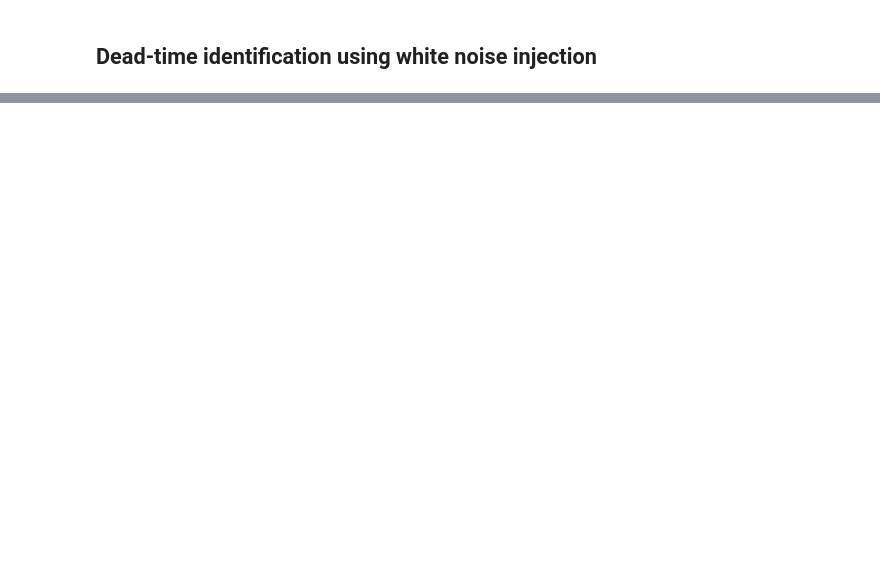
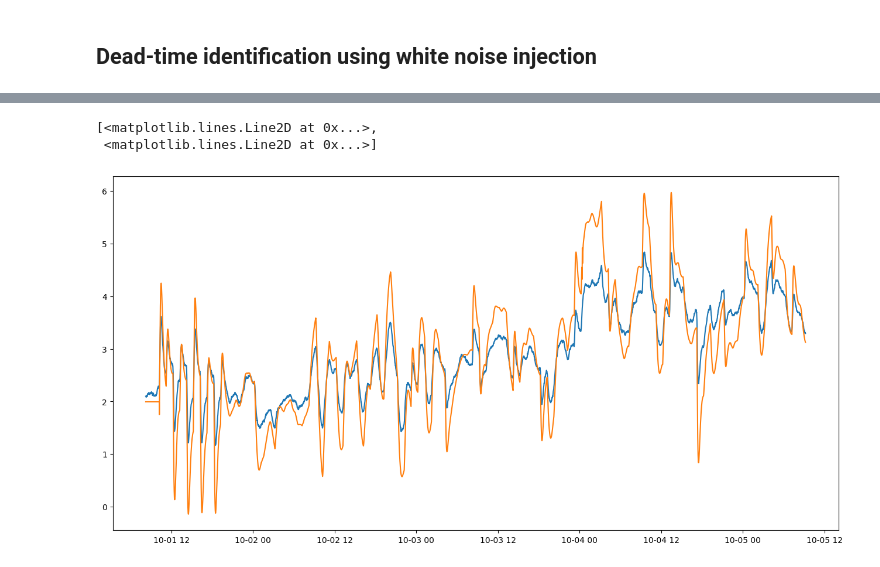
Before and after one commit to CPCLAB-UNIPI/SIPPY, a Jupyter notebook: Examples/subspace_id_frac2.ipynb, the cells around one changed output, grey strips where cells are left out. Saved outputs shown, nothing was run; the diff lists cells and outputs as text; code cells hidden in the pictures; blank space fills up the shorter version.

```diff
--- a/Examples/subspace_id_frac2.ipynb
+++ b/Examples/subspace_id_frac2.ipynb
@@ -256,0 +206,9 @@ plt.grid()
+# %%
+pred = simulate_fir(firmodel, step_test_data)
+# %%
+tag = 'FIC-2101'
+plt.plot(step_test_data.index, step_test_data[tag], pred.index, pred[tag])
+# %% [output]
+[<matplotlib.lines.Line2D at 0x...>,
+ <matplotlib.lines.Line2D at 0x...>]
+[figure, added]
```
Also changed, not shown: parts of 15 cells of this notebook, 1 other file.
